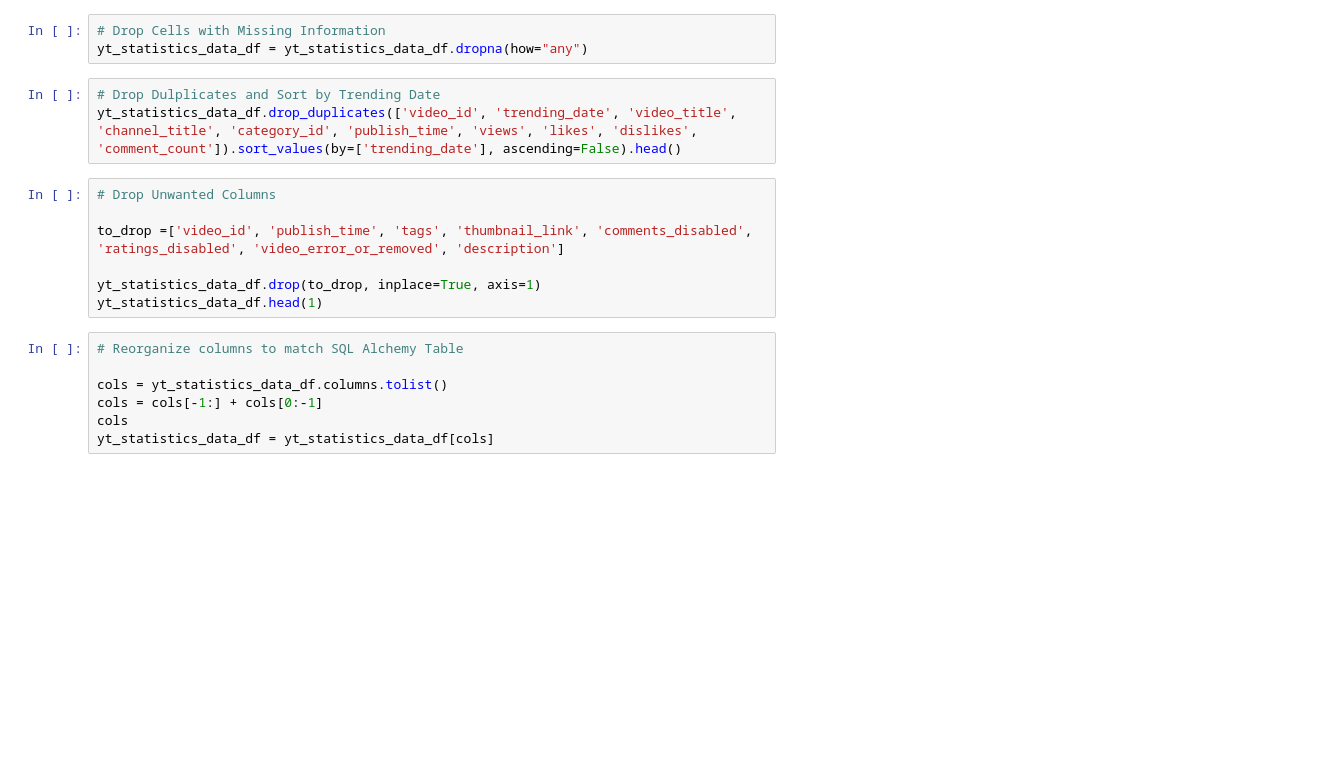
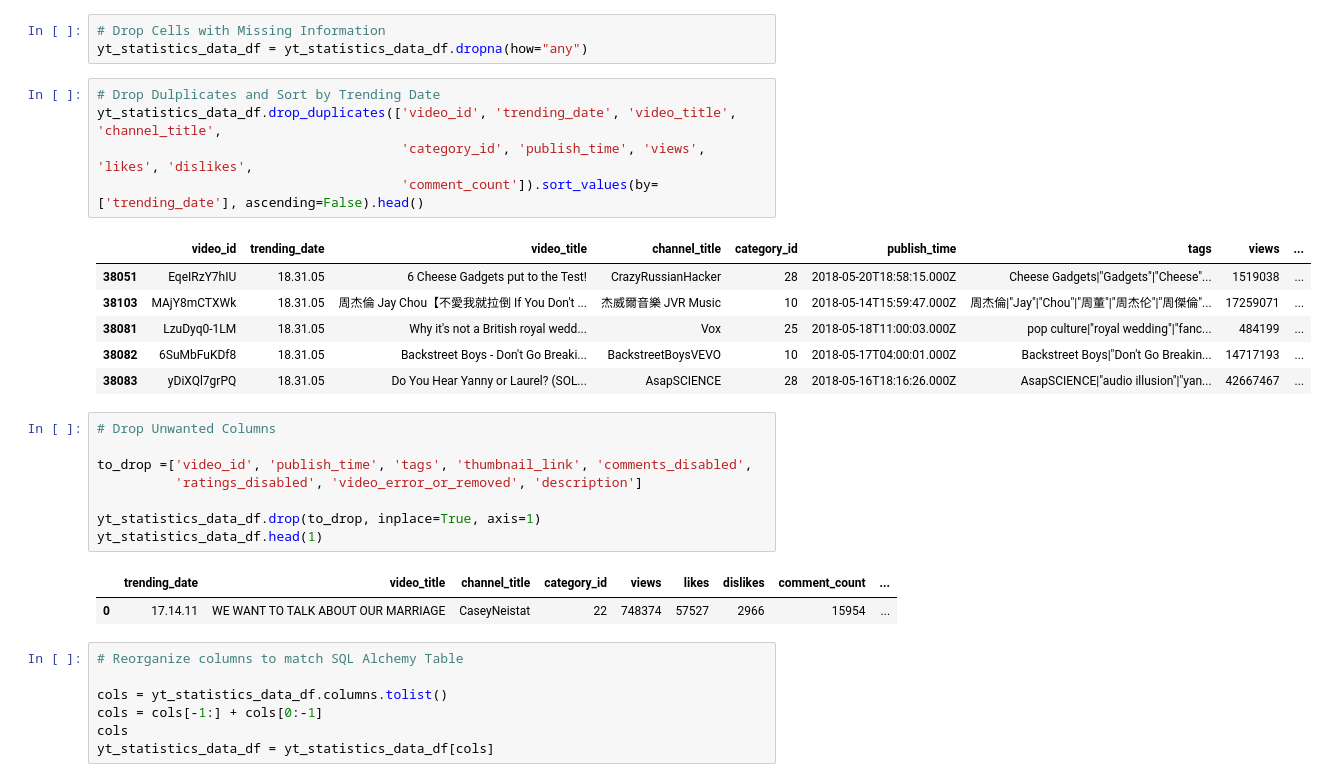
Before and after one commit to jhustles/spotify_youtube_2018_top_trending_music_artists_ETL, a Jupyter notebook: YouTube_Spotify_Matching_Music_2018_ETL_redux.ipynb, the cells around one changed output. Cells and saved outputs as stored; diff of their text form; blank space fills up the shorter version.

```diff
--- a/YouTube_Spotify_Matching_Music_2018_ETL_redux.ipynb
+++ b/YouTube_Spotify_Matching_Music_2018_ETL_redux.ipynb
@@ -192,14 +288,27 @@ yt_statistics_data_df.head()
 yt_statistics_data_df = yt_statistics_data_df.dropna(how="any")
 # %%
 # Drop Dulplicates and Sort by Trending Date
-yt_statistics_data_df.drop_duplicates(['video_id', 'trending_date', 'video_title', 'channel_title', 'category_id', 'publish_time', 'views', 'likes', 'dislikes', 'comment_count']).sort_values(by=['trending_date'], ascending=False).head()
+yt_statistics_data_df.drop_duplicates(['video_id', 'trending_date', 'video_title', 'channel_title',
+                                       'category_id', 'publish_time', 'views', 'likes', 'dislikes',
+                                       'comment_count']).sort_values(by=['trending_date'], ascending=False).head()
+# %% [output]
+|  | video_id | trending_date | video_title | channel_title | category_id | publish_time | tags | views | ... |
+| 38051 | EqeIRzY7hIU | 18.31.05 | 6 Cheese Gadgets put to the Test! | CrazyRussianHacker | 28 | 2018-05-20T18:58:15.000Z | Cheese Gadgets|"Gadgets"|"Cheese"... | 1519038 | ... |
+| 38103 | MAjY8mCTXWk | 18.31.05 | 周杰倫 Jay Chou【不愛我就拉倒 If You Don't ... | 杰威爾音樂 JVR Music | 10 | 2018-05-14T15:59:47.000Z | 周杰倫|"Jay"|"Chou"|"周董"|"周杰伦"|"周傑倫"... | 17259071 | ... |
+| 38081 | LzuDyq0-1LM | 18.31.05 | Why it's not a British royal wedd... | Vox | 25 | 2018-05-18T11:00:03.000Z | pop culture|"royal wedding"|"fanc... | 484199 | ... |
+| 38082 | 6SuMbFuKDf8 | 18.31.05 | Backstreet Boys - Don't Go Breaki... | BackstreetBoysVEVO | 10 | 2018-05-17T04:00:01.000Z | Backstreet Boys|"Don't Go Breakin... | 14717193 | ... |
+| 38083 | yDiXQl7grPQ | 18.31.05 | Do You Hear Yanny or Laurel? (SOL... | AsapSCIENCE | 28 | 2018-05-16T18:16:26.000Z | AsapSCIENCE|"audio illusion"|"yan... | 42667467 | ... |
 # %%
 # Drop Unwanted Columns
 
-to_drop =['video_id', 'publish_time', 'tags', 'thumbnail_link', 'comments_disabled', 'ratings_disabled', 'video_error_or_removed', 'description']
+to_drop =['video_id', 'publish_time', 'tags', 'thumbnail_link', 'comments_disabled',
+          'ratings_disabled', 'video_error_or_removed', 'description']
 
 yt_statistics_data_df.drop(to_drop, inplace=True, axis=1)
 yt_statistics_data_df.head(1)
+# %% [output]
+|  | trending_date | video_title | channel_title | category_id | views | likes | dislikes | comment_count | ... |
+| 0 | 17.14.11 | WE WANT TO TALK ABOUT OUR MARRIAGE | CaseyNeistat | 22 | 748374 | 57527 | 2966 | 15954 | ... |
 # %%
 # Reorganize columns to match SQL Alchemy Table
 
```
Also changed, not shown: parts of 29 cells of this notebook.
